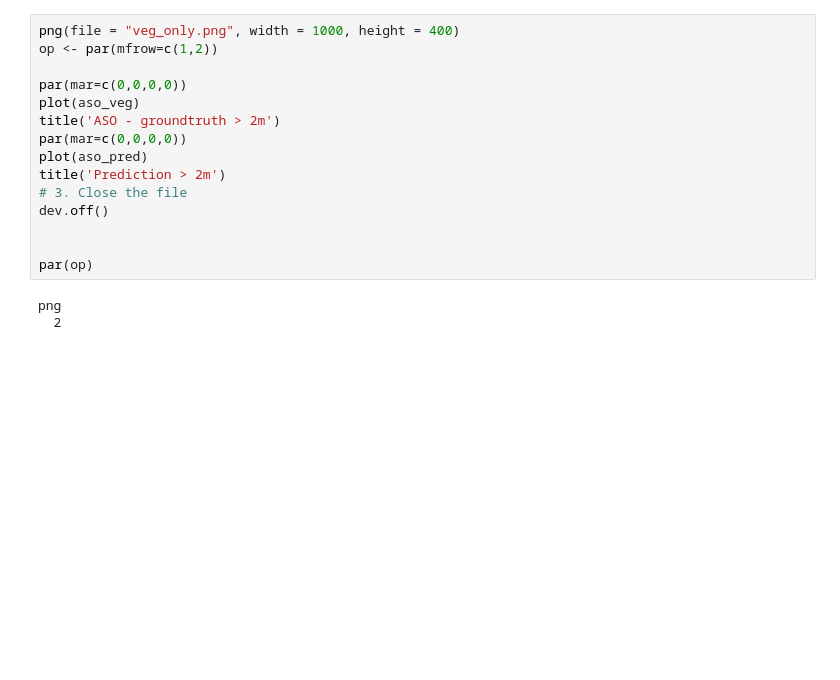
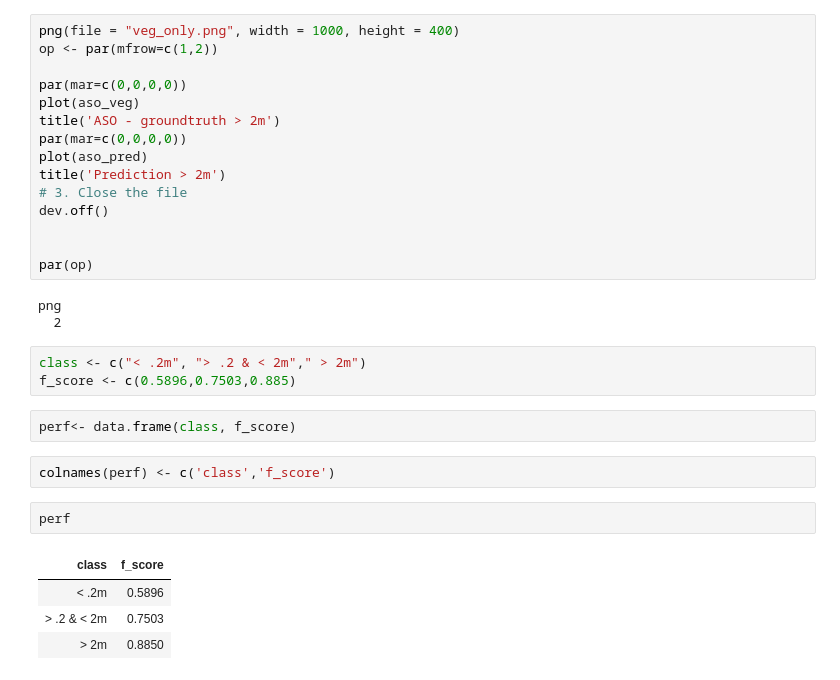
Before and after one commit to ajijohn/planet-snowcover, a Jupyter notebook: pipeline/slim-analysis-redo.ipynb, the cells around one changed output. Cells and saved outputs as stored; diff of their text form; blank space fills up the shorter version.

```diff
--- a/pipeline/slim-analysis-redo.ipynb
+++ b/pipeline/slim-analysis-redo.ipynb
@@ -184,3 +228,17 @@ par(op)
 # %% [output]
 png
   2
+# %%
+class <- c("< .2m", "> .2 & < 2m"," > 2m")
+f_score <- c(0.5896,0.7503,0.885)
+# %%
+perf<- data.frame(class, f_score)
+# %%
+colnames(perf) <- c('class','f_score')
+# %%
+perf
+# %% [output]
+| class | f_score |
+| < .2m | 0.5896 |
+| > .2 & < 2m | 0.7503 |
+| > 2m | 0.8850 |
```
Also changed, not shown: parts of 19 cells of this notebook, 28 other files.
